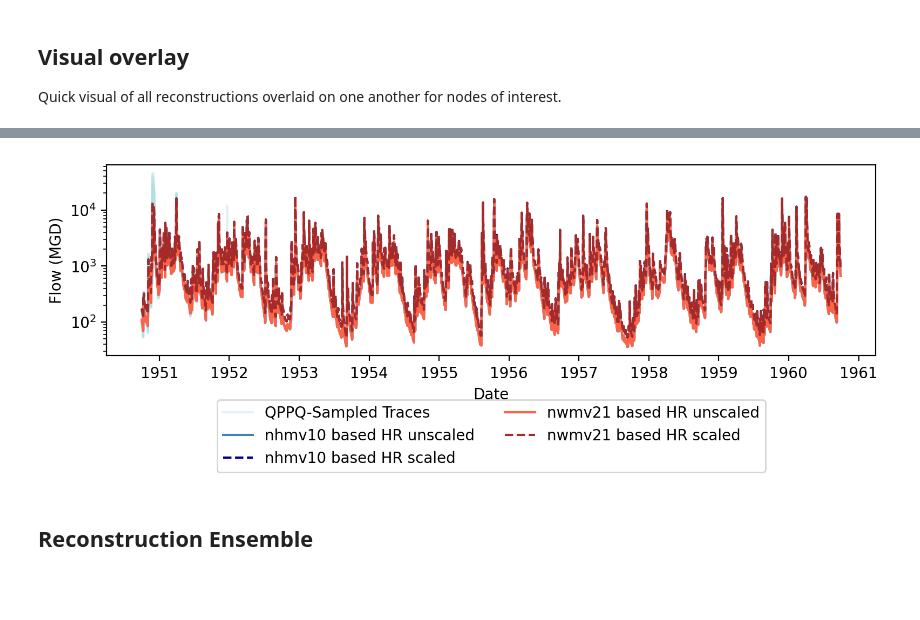
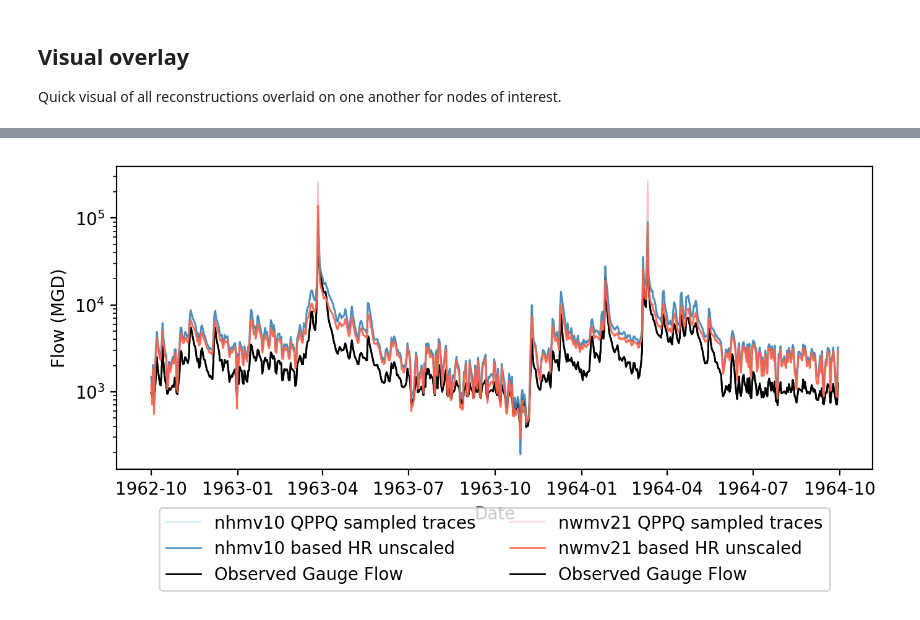
Before and after one commit to Pywr-DRB/DRB-Historic-Reconstruction, a Jupyter notebook: reconstruction_diagnostics.ipynb, the cells around one changed output, grey strips where cells are left out. Drawn from its saved outputs; the diff is of its cells as text; code cells hidden in the pictures; blank space fills up the shorter version.

Commit message:
Some minor changes and cleaning the reconstruction_diagnostics.ipynb

```diff
--- a/reconstruction_diagnostics.ipynb
+++ b/reconstruction_diagnostics.ipynb
@@ -50,26 +62,11 @@ for i in range(n_realizations):
-# %%
-# Process to align with nodes
-for fdc_source in ['nhmv10', 'nwmv21']:
-    for s in ['scaled','unscaled']:
-        df=Q_reconst[fdc_source][s].copy()
-
-        # Sum site flows for each nodes
-        for node, sites in obs_pub_site_matches.items():
-            if sites:
-                df.loc[:,node] = df.loc[:, sites].sum(axis=1)
-
-        # Get NYC total
-        df['NYC Total']= df.loc[:,['cannonsville', 'pepacton', 'neversink']].sum(axis=1)
-
-        # Re-store
-        Q_reconst[fdc_source][s]= df
 # %% [markdown]
 ## Visual overlay
 
 Quick visual of all reconstructions overlaid on one another for nodes of interest.
 # %%
 reconst_colordict = {'nwmv21':{'scaled': 'brown',
-                               'unscaled':'tomato'},
+                               'unscaled':'tomato',
+                               'ensemble':'pink'},
                      'nhmv10':{'scaled':'navy',
                                'unscaled': 'steelblue',
                                'ensemble': 'powderblue'}}
@@ -79,55 +96,60 @@ reconst_lsdict = {'scaled': 'dashed',
 # %%
 
-t_start= '1950-10-01'
-t_end= '1960-09-29'
-plot_node= 'NYC Total'
+t_start= '1962-10-01'
+t_end= '1964-09-29'
+plot_node= 'delMontague' #'01436000' #'delTrenton'
 plot_type= 'timeseries' #'timeseries' # Options: fdc, timeseries
 
-fig, ax= plt.subplots(figsize=(8,4), dpi=200)
+fig, ax= plt.subplots(figsize=(7,4), dpi=200)
 
 fdc_quantiles= np.linspace(0.00001,0.99999,200)
 
 consider_datasets=['unscaled', 'scaled'] if plot_node in ['cannonsville', 'pepacton', 'NYC Total'] else ['unscaled']
 
-if plot_node in ['cannonsville', 'pepacton','NYC Total']:
-    for i in range(n_realizations):
-
-        Q_hr= Q_reconst['nhmv10']['ensemble'][f'realization_{i}']
-        c = reconst_colordict['nhmv10']['ensemble']
-
-        if plot_type == 'timeseries':
-            if i == 0:
-                ax.plot(Q_hr.loc[t_start:t_end, plot_node], color=c, alpha=0.4, label= 'QPPQ-Sampled Traces')
-            else:
-                ax.plot(Q_hr.loc[t_start:t_end, plot_node], color=c, alpha=0.25)
-
-        elif plot_type == 'fdc':
-
-            fdc_vals= np.quantile(Q_hr[plot_node].values.flatten(), fdc_quantiles)
-            ax.plot(fdc_quantiles, fdc_vals, color=c, alpha=0.25)
 
 for fdc_source in ['nhmv10', 'nwmv21']:
+    if plot_node not in ['cannonsville', 'pepacton','NYC Total']:
+
+        for i in range(n_realizations):
+            Q_hr= Q_reconst[fdc_source]['ensemble'][f'realization_{i}']
+            c = reconst_colordict[fdc_source]['ensemble']
+
+            if plot_type == 'timeseries':
+                if i == 0:
+                    ax.plot(Q_hr.loc[t_start:t_end, plot_node], color=c, alpha=0.4, label= f'{fdc_source} QPPQ sampled traces')
+                else:
+                    ax.plot(Q_hr.loc[t_start:t_end, plot_node], color=c, alpha=0.5, lw=0.7, zorder=1)
+
+            elif plot_type == 'fdc':
+
+                fdc_vals= np.quantile(Q_hr[plot_node].values.flatten(), fdc_quantiles)
+                ax.plot(fdc_quantiles, fdc_vals, color=c, alpha=0.25)
+
+    # Run different single-trace versions
     for s in consider_datasets:
-
         Q_hr= Q_reconst[fdc_source][s]
         c = reconst_colordict[fdc_source][s]
 
         if plot_type == 'timeseries':
             ax.plot(Q_hr.loc[t_start:t_end, plot_node], color=c, label= f'{fdc_source} based HR {s}',
-                    alpha=1, ls=reconst_lsdict[s])
+                    alpha=0.9, ls=reconst_lsdict[s], lw=1, zorder=3)
         elif plot_type == 'fdc':
             fdc_vals= np.quantile(Q_hr[plot_node].values.flatten(), fdc_quantiles)
             ax.plot(fdc_quantiles, fdc_vals, color=c, label= f'{fdc_source} based HR {s}')
+
+    # If a obs gauge is included, add that
+    if obs_site_matches[plot_node]:
+        ax.plot(Q_obs.loc[t_start:t_end, f'USGS-{obs_site_matches[plot_node][0]}'],
+                color = 'black', lw=1, label = 'Observed Gauge Flow')
+
 
 ax.set_xlabel('Date')
 ax.set_ylabel('Flow (MGD)')
 ax.set_yscale('log')
 h, l = ax.get_legend_handles_labels()
-legend= ax.legend(h,l,loc='lower center', bbox_to_anchor=(0.5, -0.65), ncol=2)
+legend= ax.legend(h,l,loc='lower center', bbox_to_anchor=(0.5, -0.43), ncol=2)
 plt.tight_layout()
 
 plt.show()
 # %% [output]
-[figure, old version]
+[figure, new version]
-# %% [markdown]
-## Reconstruction Ensemble
```
Also changed, not shown: parts of 12 cells of this notebook, 4 other files.
